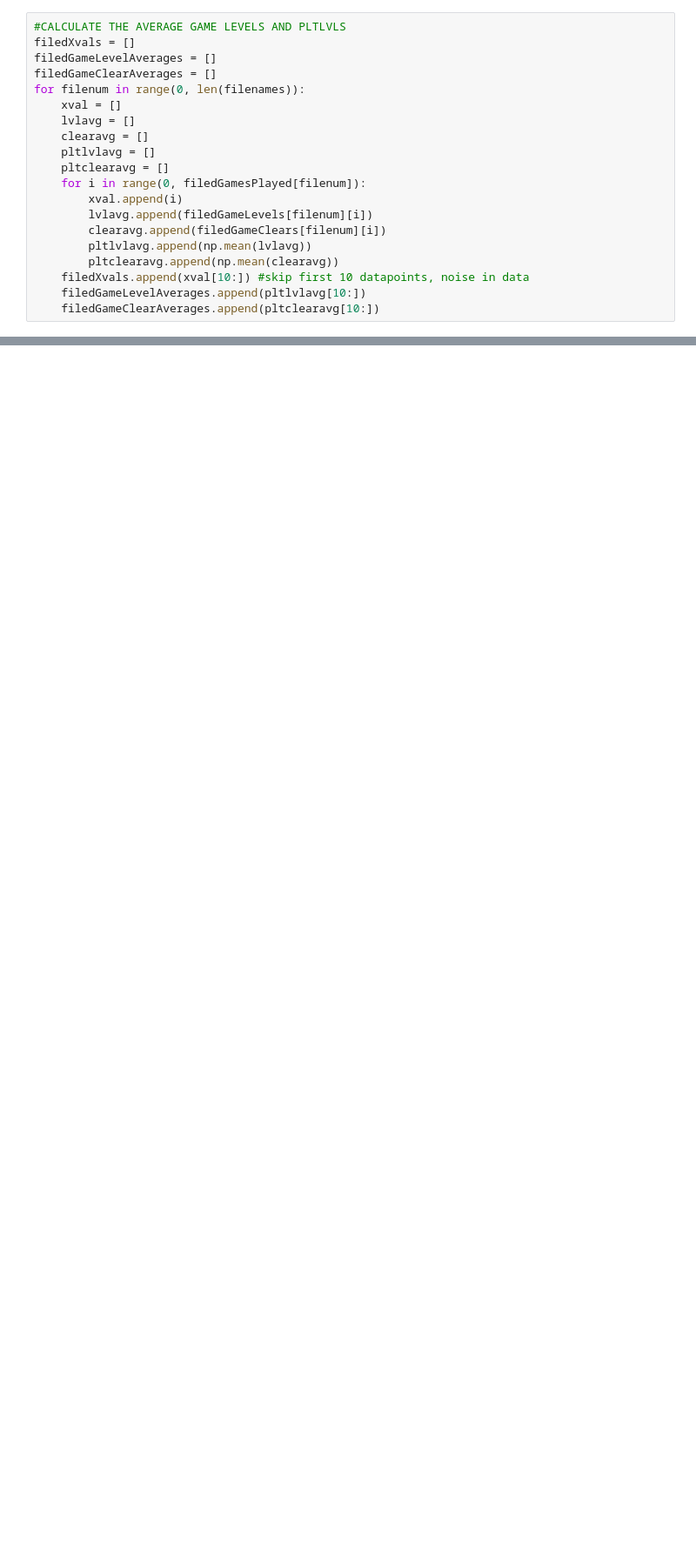
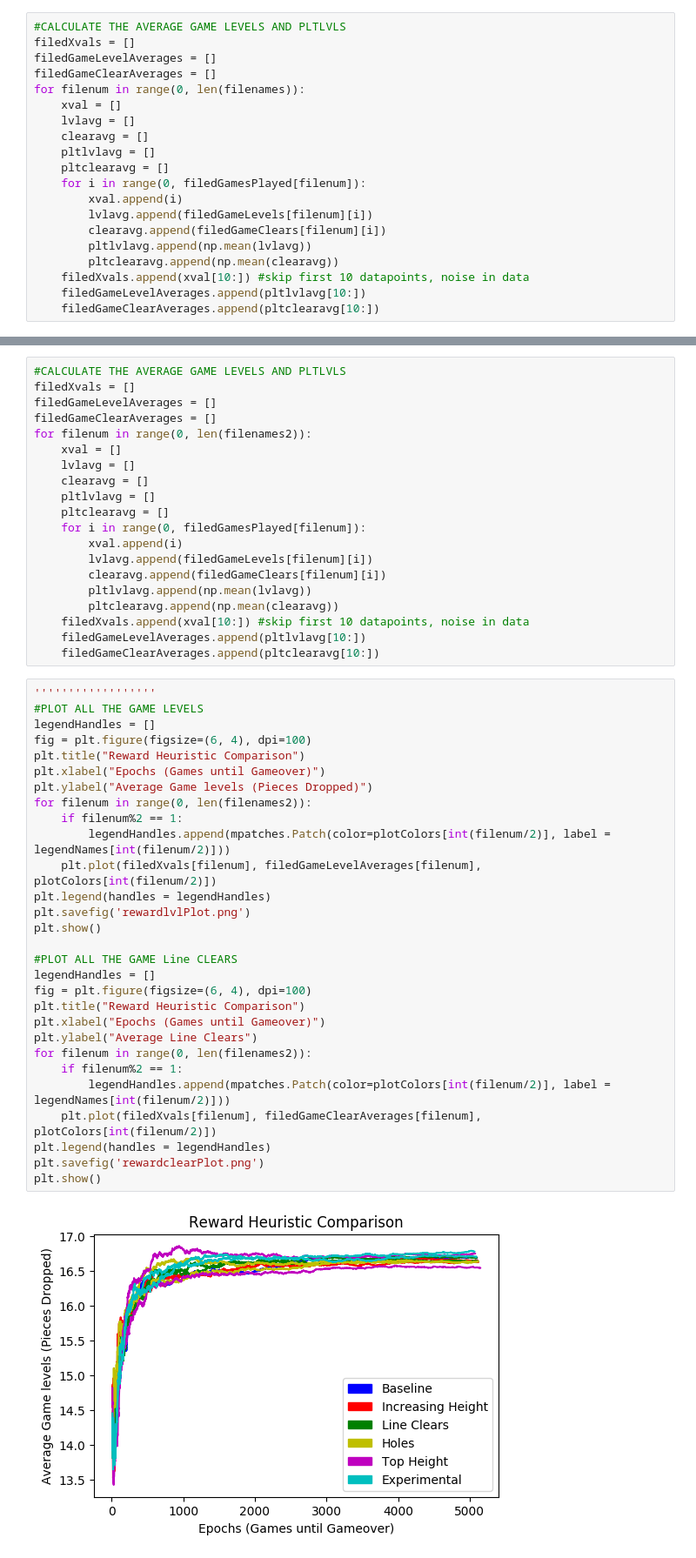
Before and after one commit to julia-tong/Maltris, a Jupyter notebook: plotgraphdata/MaltrisGraphs.ipynb, the cells around one changed output, grey strips where cells are left out. Shown at 87% size. Saved outputs shown, nothing was run; the diff lists cells and outputs as text; blank space fills up the shorter version.

```diff
--- a/plotgraphdata/MaltrisGraphs.ipynb
+++ b/plotgraphdata/MaltrisGraphs.ipynb
@@ -82,0 +134,51 @@ plt.show()
+# %%
+#CALCULATE THE AVERAGE GAME LEVELS AND PLTLVLS
+filedXvals = []
+filedGameLevelAverages = []
+filedGameClearAverages = []
+for filenum in range(0, len(filenames2)):
+    xval = []
+    lvlavg = []
+    clearavg = []
+    pltlvlavg = []
+    pltclearavg = []
+    for i in range(0, filedGamesPlayed[filenum]):
+        xval.append(i)
+        lvlavg.append(filedGameLevels[filenum][i])
+        clearavg.append(filedGameClears[filenum][i])
+        pltlvlavg.append(np.mean(lvlavg))
+        pltclearavg.append(np.mean(clearavg))
+    filedXvals.append(xval[10:]) #skip first 10 datapoints, noise in data
+    filedGameLevelAverages.append(pltlvlavg[10:])
+    filedGameClearAverages.append(pltclearavg[10:])
+# %%
+''''''''''''''''''
+#PLOT ALL THE GAME LEVELS
+legendHandles = []
+fig = plt.figure(figsize=(6, 4), dpi=100)
+plt.title("Reward Heuristic Comparison")
+plt.xlabel("Epochs (Games until Gameover)")
+plt.ylabel("Average Game levels (Pieces Dropped)")
+for filenum in range(0, len(filenames2)):
+    if filenum%2 == 1:
+        legendHandles.append(mpatches.Patch(color=plotColors[int(filenum/2)], label = legendNames[int(filenum/2)]))
+    plt.plot(filedXvals[filenum], filedGameLevelAverages[filenum], plotColors[int(filenum/2)])
+plt.legend(handles = legendHandles)
+plt.savefig('rewardlvlPlot.png')
+plt.show()
+
+#PLOT ALL THE GAME Line CLEARS
+legendHandles = []
+fig = plt.figure(figsize=(6, 4), dpi=100)
+plt.title("Reward Heuristic Comparison")
+plt.xlabel("Epochs (Games until Gameover)")
+plt.ylabel("Average Line Clears")
+for filenum in range(0, len(filenames2)):
+    if filenum%2 == 1:
+        legendHandles.append(mpatches.Patch(color=plotColors[int(filenum/2)], label = legendNames[int(filenum/2)]))
+    plt.plot(filedXvals[filenum], filedGameClearAverages[filenum], plotColors[int(filenum/2)])
+plt.legend(handles = legendHandles)
+plt.savefig('rewardclearPlot.png')
+plt.show()
+# %% [output]
+[figure, added]
```
Also changed, not shown: parts of 4 cells of this notebook, 14 other files.
